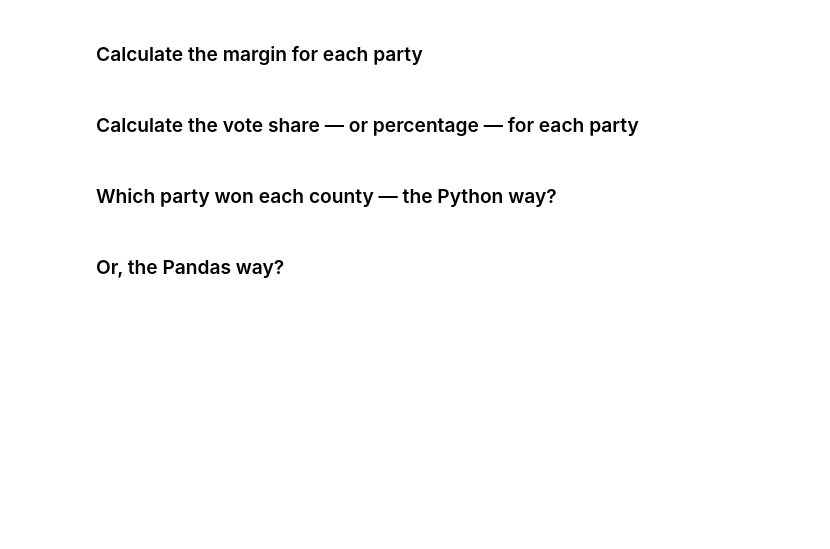
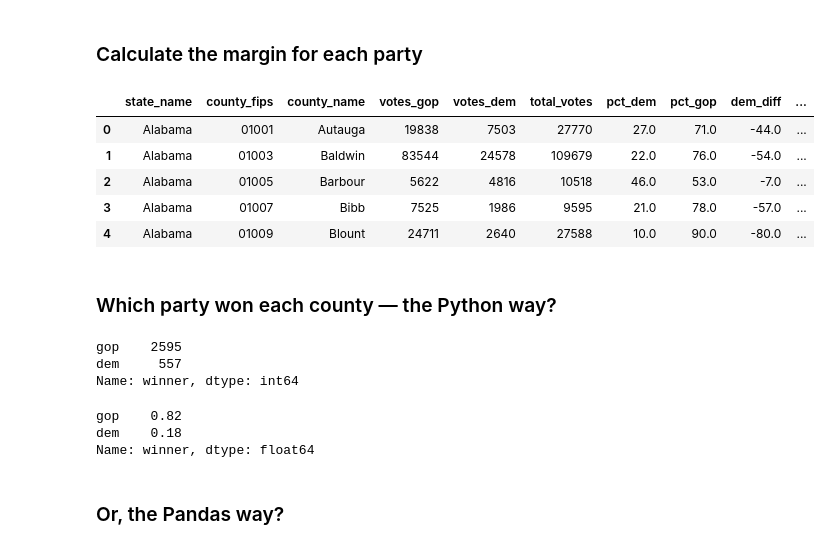
Before and after one commit to stiles/usc, a Jupyter notebook: notebooks/demos/04_presidential_results_inclassdemo.ipynb, the cells around one changed output. Drawn from its saved outputs; the diff is of its cells as text; code cells hidden in the pictures; blank space fills up the shorter version.

```diff
--- a/notebooks/demos/04_presidential_results_inclassdemo.ipynb
+++ b/notebooks/demos/04_presidential_results_inclassdemo.ipynb
@@ -38,7 +142,20 @@ df["county_fips"] = df["county_fips"].astype(str)
 ---
 # %% [markdown]
 ### Calculate the margin for each party
-# %% [markdown]
-### Calculate the vote share — or percentage — for each party
+# %%
+df["pct_dem"] = round((df["votes_dem"] / df["total_votes"]) * 100, 0)
+df["pct_gop"] = round((df["votes_gop"] / df["total_votes"]) * 100, 0)
+# %%
+df["dem_diff"] = df["pct_dem"] - df["pct_gop"]
+df["gop_diff"] = df["pct_gop"] - df["pct_dem"]
+# %%
+df.head()
+# %% [output]
+|  | state_name | county_fips | county_name | votes_gop | votes_dem | total_votes | pct_dem | pct_gop | dem_diff | ... |
+| 0 | Alabama | 01001 | Autauga | 19838 | 7503 | 27770 | 27.0 | 71.0 | -44.0 | ... |
+| 1 | Alabama | 01003 | Baldwin | 83544 | 24578 | 109679 | 22.0 | 76.0 | -54.0 | ... |
+| 2 | Alabama | 01005 | Barbour | 5622 | 4816 | 10518 | 46.0 | 53.0 | -7.0 | ... |
+| 3 | Alabama | 01007 | Bibb | 7525 | 1986 | 9595 | 21.0 | 78.0 | -57.0 | ... |
+| 4 | Alabama | 01009 | Blount | 24711 | 2640 | 27588 | 10.0 | 90.0 | -80.0 | ... |
 # %% [markdown]
 ### Which party won each county — the Python way?
@@ -45,2 +172,14 @@ df["county_fips"] = df["county_fips"].astype(str)
+# %%
+df["winner"].value_counts()
+# %% [output]
+gop    2595
+dem     557
+Name: winner, dtype: int64
+# %%
+df["winner"].value_counts("normalize").round(2)
+# %% [output]
+gop    0.82
+dem    0.18
+Name: winner, dtype: float64
 # %% [markdown]
 ### Or, the Pandas way?
```
Also changed, not shown: parts of 24 cells of this notebook, 1 other file.
